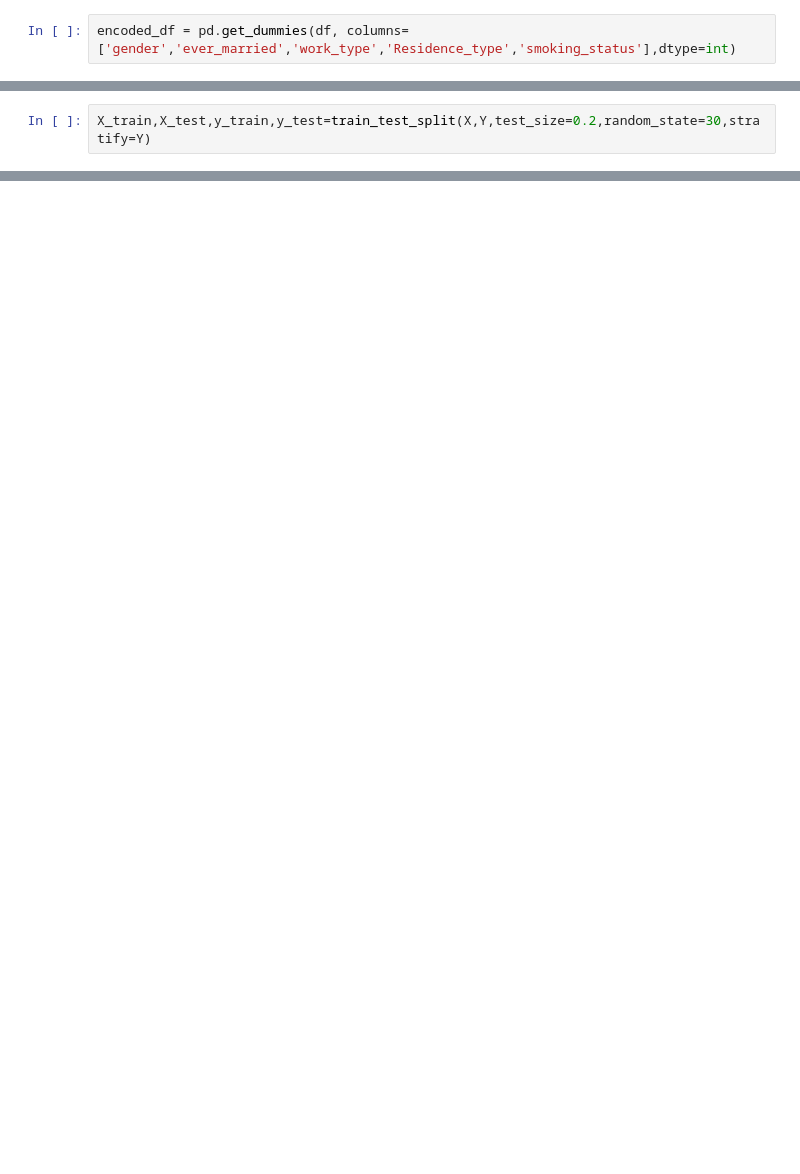
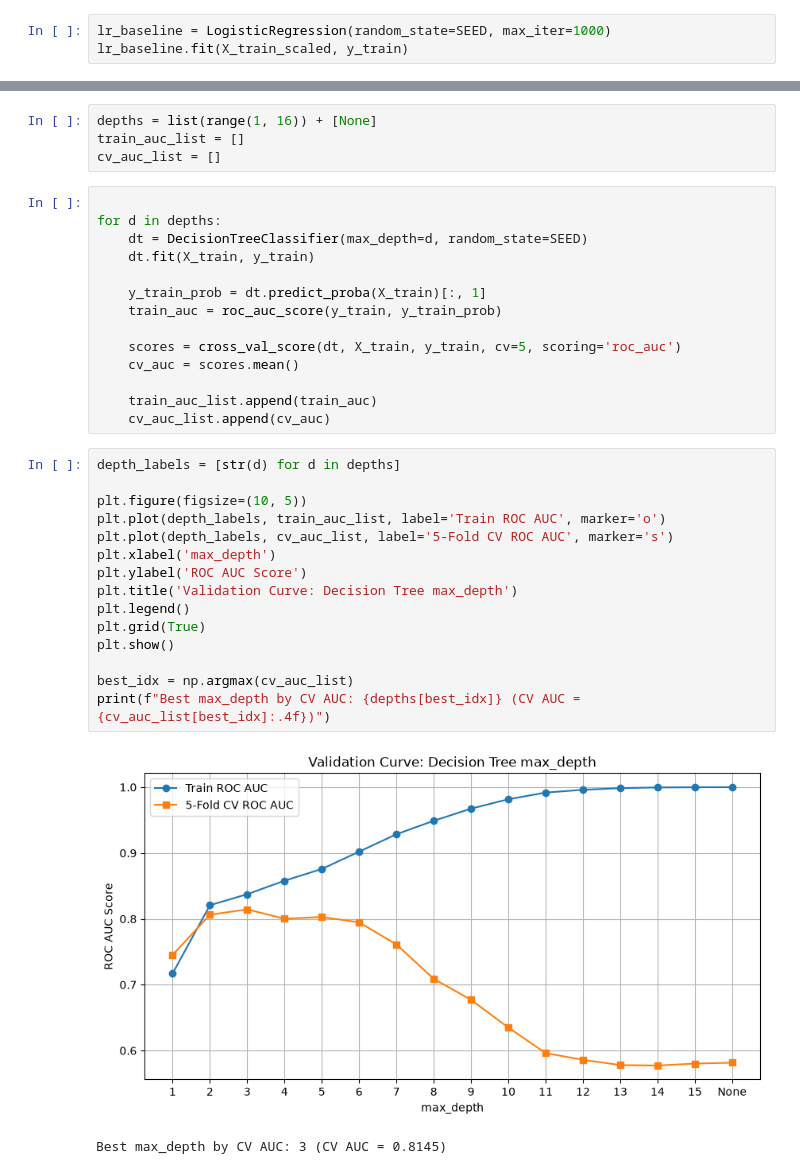
Before and after one commit to MubashirShafique/machine-learning-coursework, a Jupyter notebook: week9 Lab/ML_Lab_09_Bias_Variance_and_Imbalanced_Data.ipynb, the cells around one changed output, grey strips where cells are left out. Drawn from its saved outputs; the diff is of its cells as text; blank space fills up the shorter version.

```diff
--- a/week9 Lab/ML_Lab_09_Bias_Variance_and_Imbalanced_Data.ipynb
+++ b/week9 Lab/ML_Lab_09_Bias_Variance_and_Imbalanced_Data.ipynb
@@ -106,2 +136,3 @@ Name: count, dtype: int64
 # %%
-encoded_df = pd.get_dummies(df, columns=['gender','ever_married','work_type','Residence_type','smoking_status'],dtype=int)
+lr_baseline = LogisticRegression(random_state=SEED, max_iter=1000)
+lr_baseline.fit(X_train_scaled, y_train)
@@ -121,2 +164,0 @@ Y=df["stroke"]
-# %%
-X_train,X_test,y_train,y_test=train_test_split(X,Y,test_size=0.2,random_state=30,stratify=Y)
@@ -135,0 +176,36 @@ dtype: int64
+# %%
+depths = list(range(1, 16)) + [None]
+train_auc_list = []
+cv_auc_list = []
+# %%
+
+for d in depths:
+    dt = DecisionTreeClassifier(max_depth=d, random_state=SEED)
+    dt.fit(X_train, y_train)
+
+    y_train_prob = dt.predict_proba(X_train)[:, 1]
+    train_auc = roc_auc_score(y_train, y_train_prob)
+
+    scores = cross_val_score(dt, X_train, y_train, cv=5, scoring='roc_auc')
+    cv_auc = scores.mean()
+
+    train_auc_list.append(train_auc)
+    cv_auc_list.append(cv_auc)
+# %%
+depth_labels = [str(d) for d in depths]
+
+plt.figure(figsize=(10, 5))
+plt.plot(depth_labels, train_auc_list, label='Train ROC AUC', marker='o')
+plt.plot(depth_labels, cv_auc_list, label='5-Fold CV ROC AUC', marker='s')
+plt.xlabel('max_depth')
+plt.ylabel('ROC AUC Score')
+plt.title('Validation Curve: Decision Tree max_depth')
+plt.legend()
+plt.grid(True)
+plt.show()
+
+best_idx = np.argmax(cv_auc_list)
+print(f"Best max_depth by CV AUC: {depths[best_idx]} (CV AUC = {cv_auc_list[best_idx]:.4f})")
+# %% [output]
+[figure, added]
+Best max_depth by CV AUC: 3 (CV AUC = 0.8145)
```
Also changed, not shown: parts of 50 cells of this notebook.
